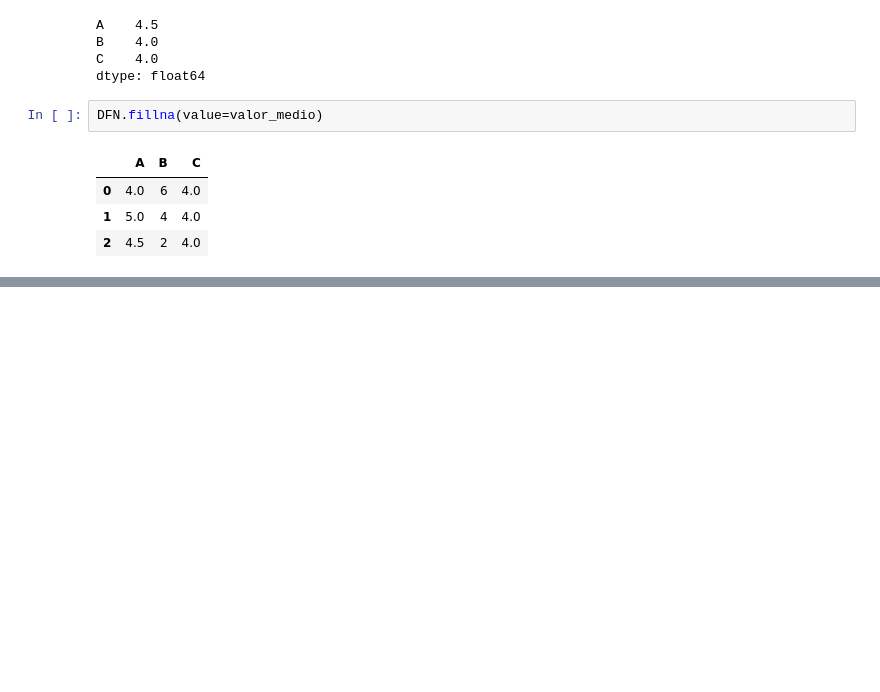
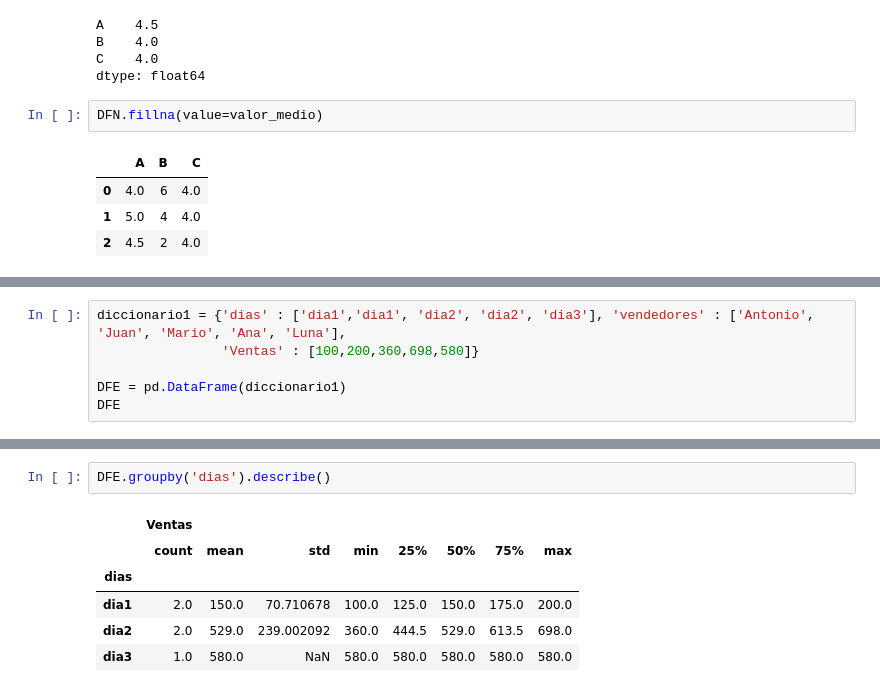
Before and after one commit to juandifs00/Trabajos_Personales, a Jupyter notebook: Curso_ML_Python/dataframes.ipynb, the cells around one changed output, grey strips where cells are left out. Saved outputs shown, nothing was run; the diff lists cells and outputs as text; blank space fills up the shorter version.

```diff
--- a/Curso_ML_Python/dataframes.ipynb
+++ b/Curso_ML_Python/dataframes.ipynb
@@ -228,0 +231,6 @@ DFN.fillna(value=valor_medio)
+# %%
+diccionario1 = {'dias' : ['dia1','dia1', 'dia2', 'dia2', 'dia3'], 'vendedores' : ['Antonio', 'Juan', 'Mario', 'Ana', 'Luna'],
+                'Ventas' : [100,200,360,698,580]}
+
+DFE = pd.DataFrame(diccionario1)
+DFE
@@ -228,0 +260,9 @@ DFN.fillna(value=valor_medio)
+# %%
+DFE.groupby('dias').describe()
+# %% [output]
+|  | Ventas |  |  |  |  |  |  |  |
+|  | count | mean | std | min | 25% | 50% | 75% | max |
+| dias |  |  |  |  |  |  |  |  |
+| dia1 | 2.0 | 150.0 | 70.710678 | 100.0 | 125.0 | 150.0 | 175.0 | 200.0 |
+| dia2 | 2.0 | 529.0 | 239.002092 | 360.0 | 444.5 | 529.0 | 613.5 | 698.0 |
+| dia3 | 1.0 | 580.0 | NaN | 580.0 | 580.0 | 580.0 | 580.0 | 580.0 |
```
Also changed, not shown: parts of 4 cells of this notebook.
